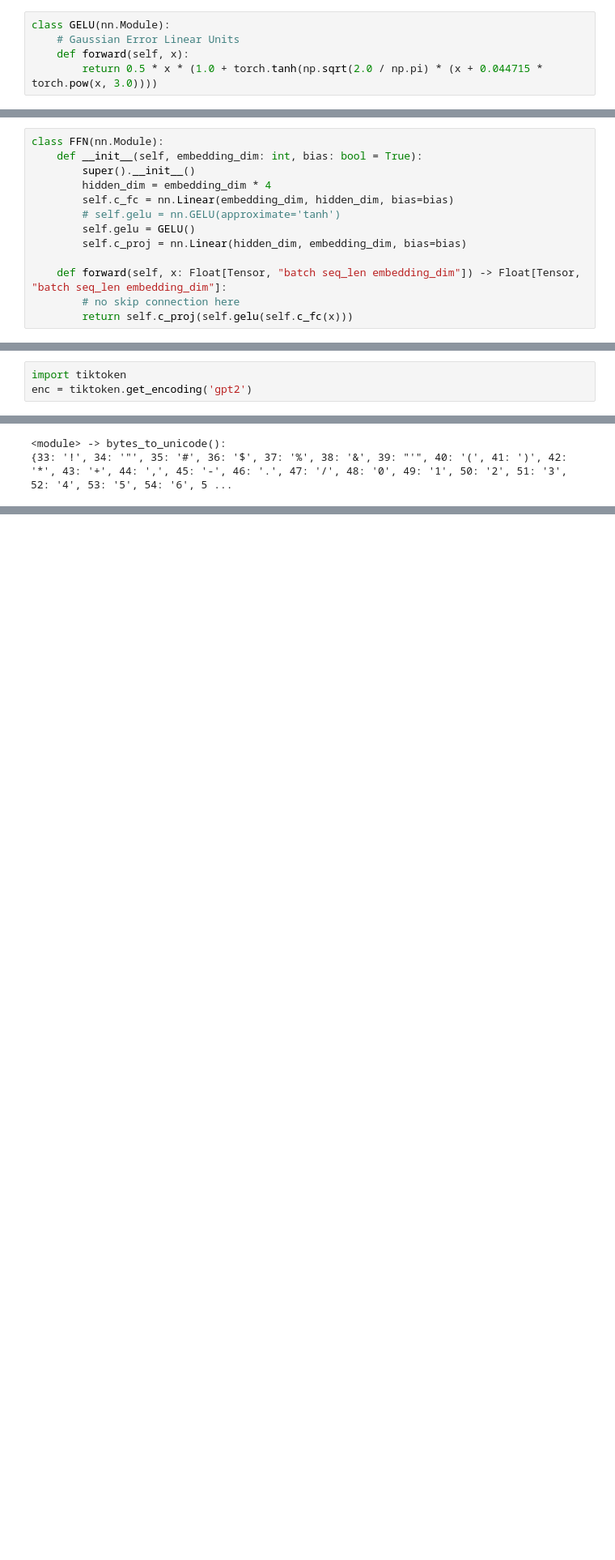
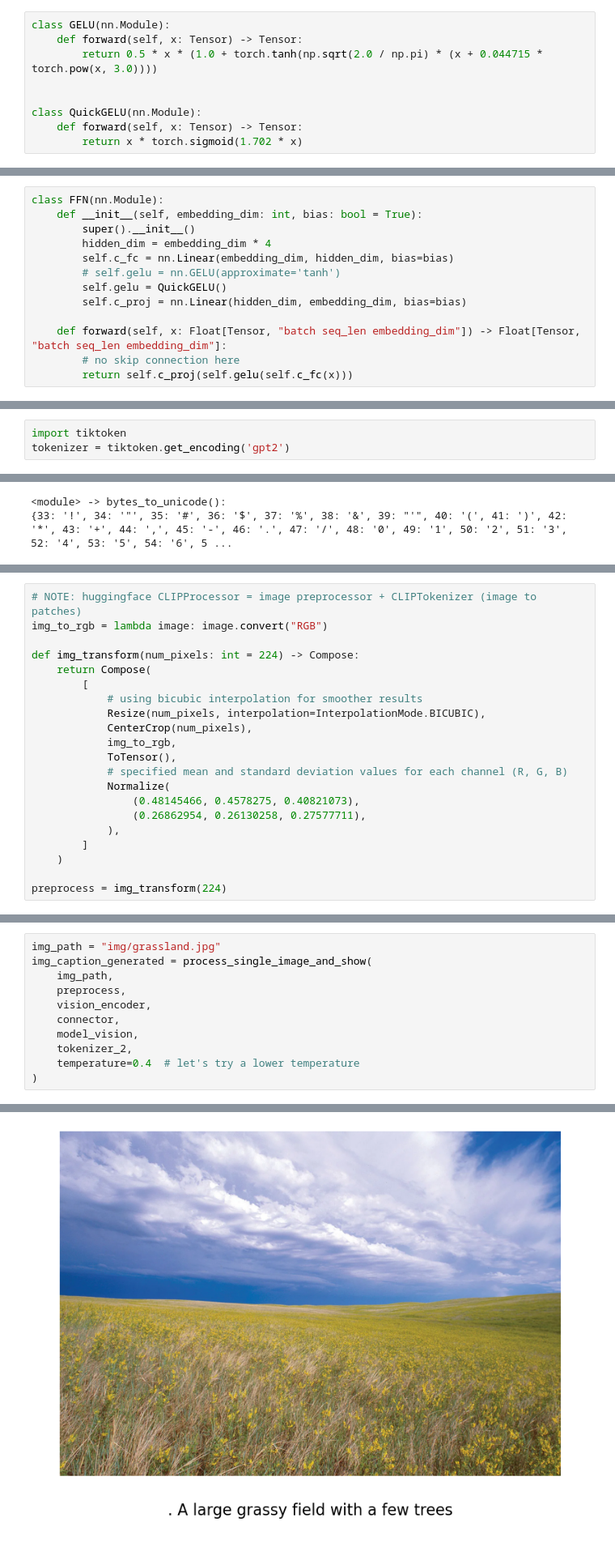
Before and after one commit to TimS-ml/nanoGPT-mod, a Jupyter notebook: demo.ipynb, the cells around one changed output, grey strips where cells are left out. Shown at 81% size. Saved outputs shown, nothing was run; the diff lists cells and outputs as text; blank space fills up the shorter version.

```diff
--- a/demo.ipynb
+++ b/demo.ipynb
@@ -131,9 +167,13 @@ Where $ \Phi(x) $ is the CDF. The approximation involves the term $ 0.5 \cdot (1
 the distribution.
 # %%
 class GELU(nn.Module):
-    # Gaussian Error Linear Units
-    def forward(self, x):
+    def forward(self, x: Tensor) -> Tensor:
         return 0.5 * x * (1.0 + torch.tanh(np.sqrt(2.0 / np.pi) * (x + 0.044715 * torch.pow(x, 3.0))))
+
+
+class QuickGELU(nn.Module):
+    def forward(self, x: Tensor) -> Tensor:
+        return x * torch.sigmoid(1.702 * x)
 # %% [markdown]
 ## Feed-Forward Network
 # %%
@@ -143,7 +183,7 @@ class FFN(nn.Module):
         hidden_dim = embedding_dim * 4
         self.c_fc = nn.Linear(embedding_dim, hidden_dim, bias=bias)
         # self.gelu = nn.GELU(approximate='tanh')
-        self.gelu = GELU()
+        self.gelu = QuickGELU()
         self.c_proj = nn.Linear(hidden_dim, embedding_dim, bias=bias)
 
     def forward(self, x: Float[Tensor, "batch seq_len embedding_dim"]) -> Float[Tensor, "batch seq_len embedding_dim"]:
@@ -301,3 +525,3 @@ GPT(
 # %%
 import tiktoken
-enc = tiktoken.get_encoding('gpt2')
+tokenizer = tiktoken.get_encoding('gpt2')
@@ -643,0 +939,21 @@ def single_merge(ids, pair, idx):
+# %%
+# NOTE: huggingface CLIPProcessor = image preprocessor + CLIPTokenizer (image to patches)
+img_to_rgb = lambda image: image.convert("RGB")
+
+def img_transform(num_pixels: int = 224) -> Compose:
+    return Compose(
+        [
+            # using bicubic interpolation for smoother results
+            Resize(num_pixels, interpolation=InterpolationMode.BICUBIC),
+            CenterCrop(num_pixels),
+            img_to_rgb,
+            ToTensor(),
+            # specified mean and standard deviation values for each channel (R, G, B)
+            Normalize(
+                (0.48145466, 0.4578275, 0.40821073),
+                (0.26862954, 0.26130258, 0.27577711),
+            ),
+        ]
+    )
+
+preprocess = img_transform(224)
@@ -643,0 +1483,12 @@ def single_merge(ids, pair, idx):
+# %%
+img_path = "img/grassland.jpg"
+img_caption_generated = process_single_image_and_show(
+    img_path,
+    preprocess,
+    vision_encoder,
+    connector,
+    model_vision,
+    tokenizer_2,
+    temperature=0.4  # let's try a lower temperature
+)
+# %% [output]
@@ -643,0 +1496 @@ def single_merge(ids, pair, idx):
+[figure, added]
```
Also changed, not shown: parts of 57 cells of this notebook, 3 other files.
